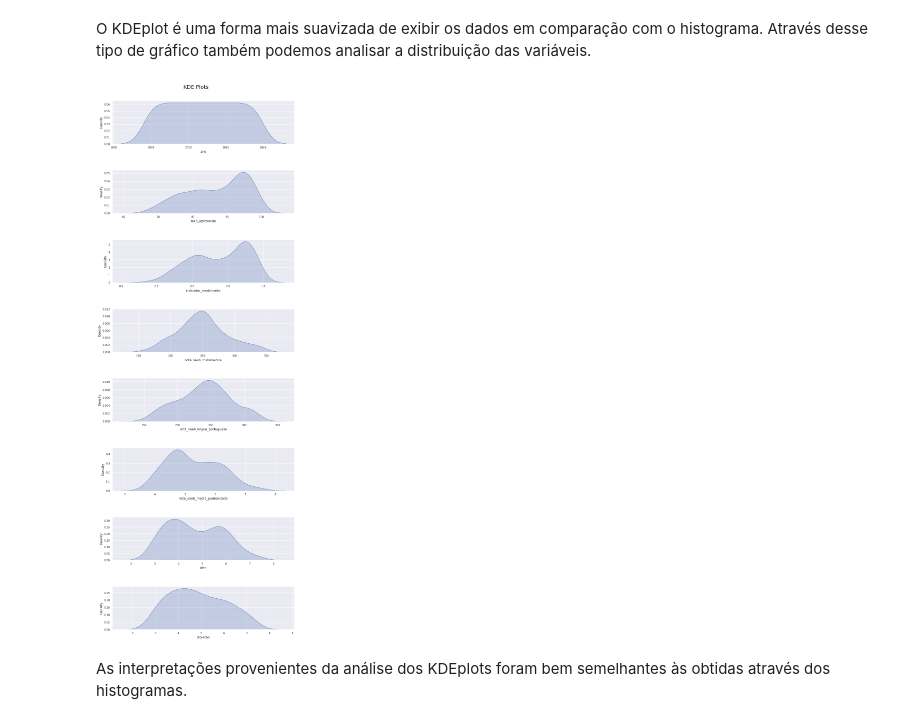
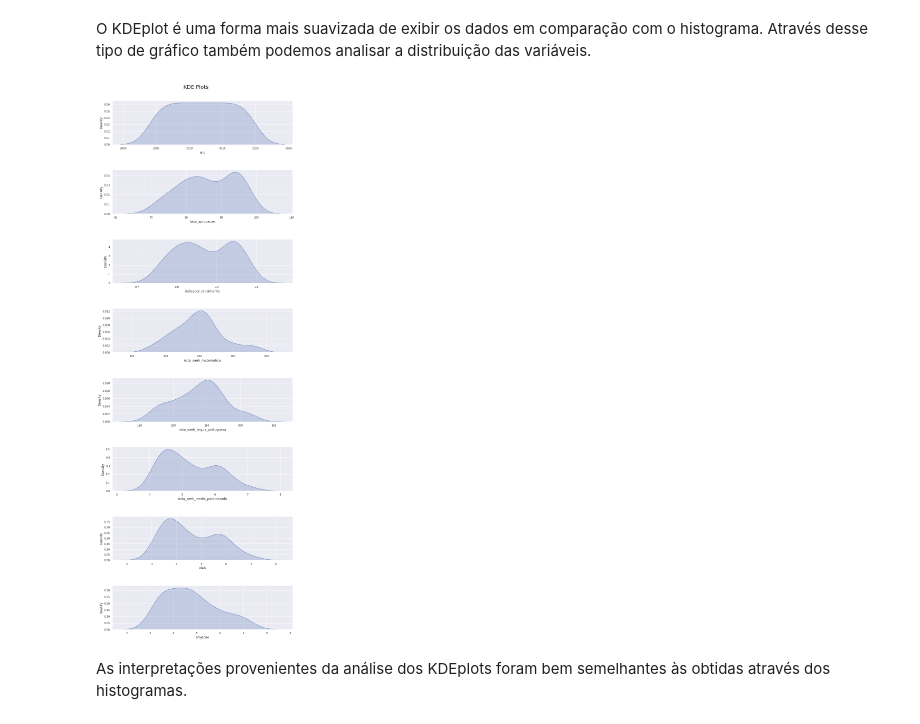
Before and after one commit to gustavolenin/-ndice-de-Desenvolvimento-da-Educa-o-B-sica-Ideb-, a Jupyter notebook: Índice_de_Desenvolvimento_da_Educação_Básica_(Ideb).ipynb, the cells around one changed output. Saved outputs shown, nothing was run; the diff lists cells and outputs as text; code cells hidden in the pictures.

```diff
--- a/Índice_de_Desenvolvimento_da_Educação_Básica_(Ideb).ipynb
+++ b/Índice_de_Desenvolvimento_da_Educação_Básica_(Ideb).ipynb
@@ -379,21 +351,21 @@ O KDEplot é uma forma mais suavizada de exibir os dados em comparação com o h
 # %%
 # Função que auxilia na plotagem dos gráficos KDE
 def plot_kde(num_attributes):
     num_attributes.ano = num_attributes.ano.astype('int')
     fig, ax = plt.subplots(int(len(num_attributes.columns)),1, figsize=(12,30))
     colunas = num_attributes.columns
     indice = 0
     for j in range(len(ax)):
       ax[j].tick_params(labelsize=10)
       ax[j] = sns.kdeplot(data=num_attributes[colunas[indice]], ax=ax[j],shade=True)
       indice += 1
     fig.suptitle('KDE Plots', position=(.5,1), fontsize=20)
     fig.tight_layout(pad=5)
     return
 # KDE plot
-plot_kde(num_variables_regiao)
+plot_kde(num_variables_brasil)
 # %% [output]
-[figure, old version]
+[figure, new version]
 # %% [markdown]
 As interpretações provenientes da análise dos KDEplots foram bem semelhantes às obtidas através dos histogramas.
 # %% [markdown]
```
Also changed, not shown: parts of 24 cells of this notebook.
